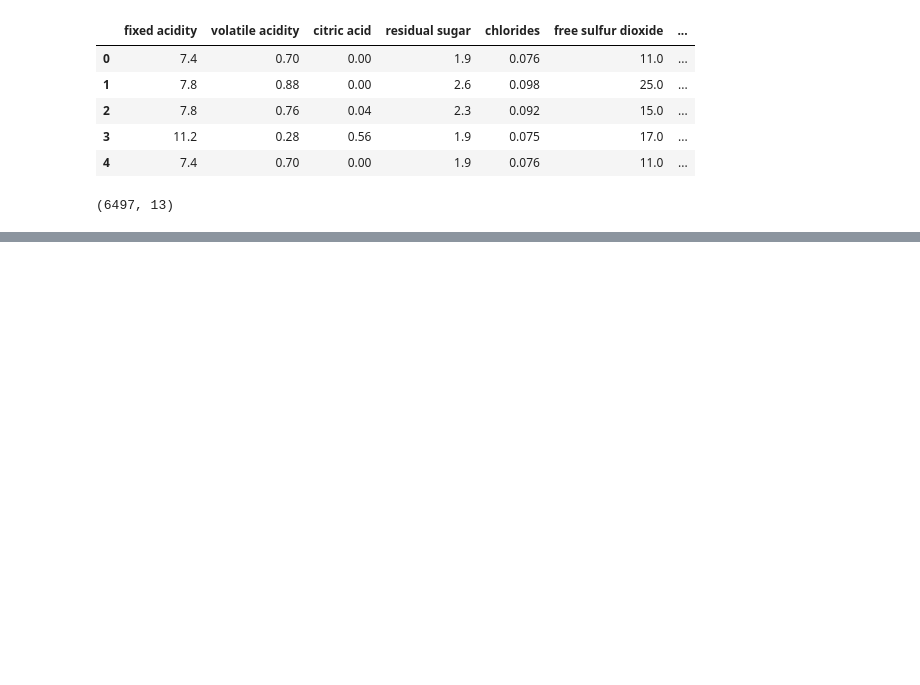
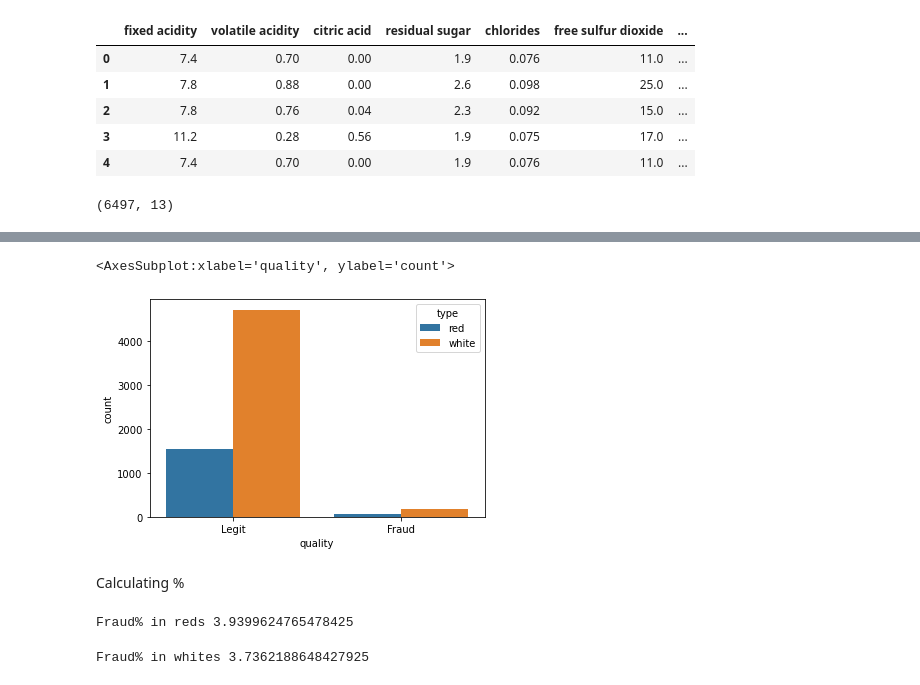
Before and after one commit to proton029/Non_linear_model_KNN, a Jupyter notebook: WineClassificationSVM.ipynb, the cells around one changed output, grey strips where cells are left out. Cells and saved outputs as stored; diff of their text form; code cells hidden in the pictures; blank space fills up the shorter version.

```diff
--- a/WineClassificationSVM.ipynb
+++ b/WineClassificationSVM.ipynb
@@ -24,0 +38,7 @@ df['quality'].unique()
+# %%
+sns.countplot(x='quality', data=df,hue='type')
+# %% [output]
+<AxesSubplot:xlabel='quality', ylabel='count'>
+[figure, added]
+# %% [markdown]
+Calculating %
@@ -24,0 +48,8 @@ df['quality'].unique()
+# %%
+print('Fraud% in reds',100* (len(reds[reds['quality']=='Fraud'])/len(reds)))
+# %% [output]
+Fraud% in reds 3.9399624765478425
+# %%
+print('Fraud% in whites',100* (len(whites[whites['quality']=='Fraud'])/len(whites)))
+# %% [output]
+Fraud% in whites 3.7362188648427925
```
Also changed, not shown: parts of 16 cells of this notebook.
